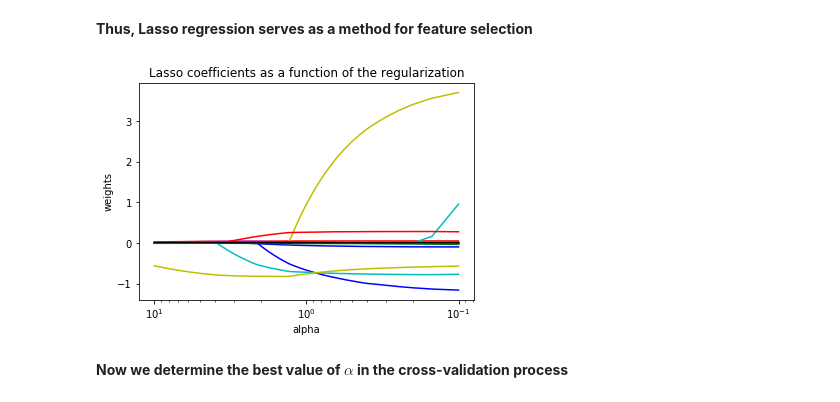
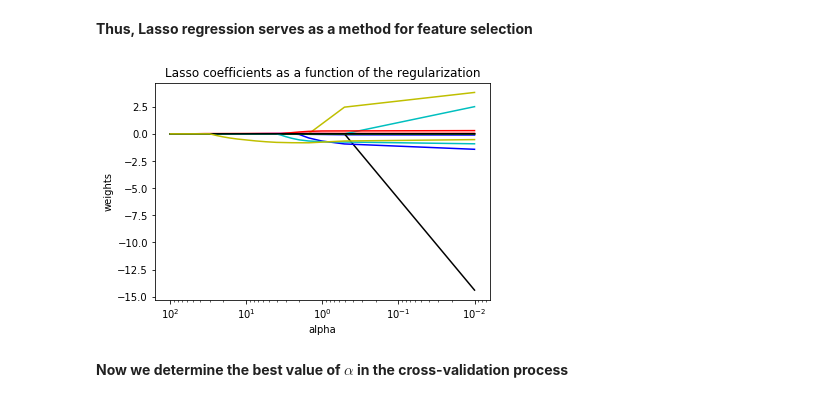
Before and after one commit to ulstu/ml, a Jupyter notebook: ml_course_en/lecture04. Decision trees. KNN. Logistic regression. Regularization/Lecture 04-03 Lasso_ridge.ipynb, the cells around one changed output. Saved outputs shown, nothing was run; the diff lists cells and outputs as text; code cells hidden in the pictures.

```diff
--- a/ml_course_en/lecture04. Decision trees. KNN. Logistic regression. Regularization/Lecture 04-03 Lasso_ridge.ipynb
+++ b/ml_course_en/lecture04. Decision trees. KNN. Logistic regression. Regularization/Lecture 04-03 Lasso_ridge.ipynb
@@ -68,7 +68,7 @@ where $y = w^Tx$ – equation depending on model parameters $w$, $m$ - number of
 # %% [markdown]
 **Train Lasso regression with a small coefficient $ \alpha $ (weak regularization). Only the coefficient at the NOX feature (concentration of nitrogen oxides) is decreased. This means that it is the least important for predicting the target attribute - the median value of houses in the area.**
 # %%
-lasso = Lasso(alpha=100)
+lasso = Lasso(alpha=10)
 lasso.fit(X,y)
 lasso.coef_
 # %% [output]
@@ -89,29 +89,29 @@ array([-0.        ,  0.02614602, -0.        ,  0.        ,  0.        ,
 **Thus, Lasso regression serves as a method for feature selection**
 # %%
 n_alphas = 200
-alphas = np.linspace(0.1, 10, n_alphas)
+alphas = np.linspace(0.01, 100, n_alphas)
 model = Lasso()
 
 coefs = []
 for a in alphas:
     model.set_params(alpha=a)
     model.fit(X, y)
     coefs.append(model.coef_)
 
 ax = plt.gca()
 ax.set_prop_cycle(cycler('color',
                           ['b', 'r', 'g', 'c', 'k', 'y', 'm']))
 
 ax.plot(alphas, coefs)
 ax.set_xscale('log')
 ax.set_xlim(ax.get_xlim()[::-1])  # reverse axis
 plt.xlabel('alpha')
 plt.ylabel('weights')
 plt.title('Lasso coefficients as a function of the regularization')
 plt.axis('tight')
 plt.show();
 # %% [output]
-[figure, old version]
+[figure, new version]
 # %% [markdown]
 **Now we determine the best value of $ \alpha $ in the cross-validation process**
 # %%
```
Also changed, not shown: parts of 1 cell of this notebook, 15 other files.
